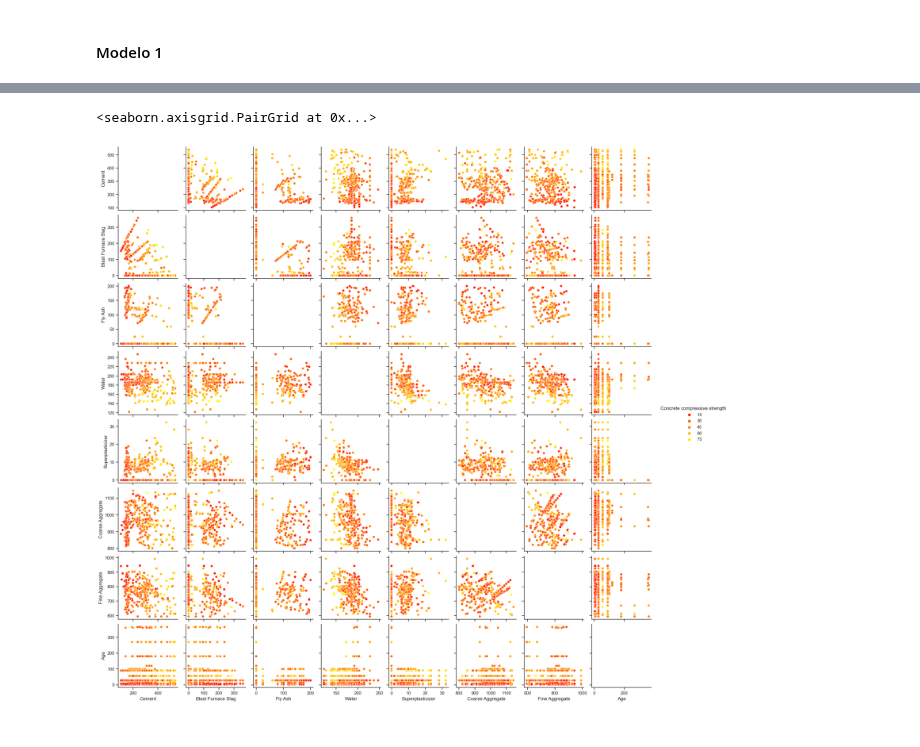
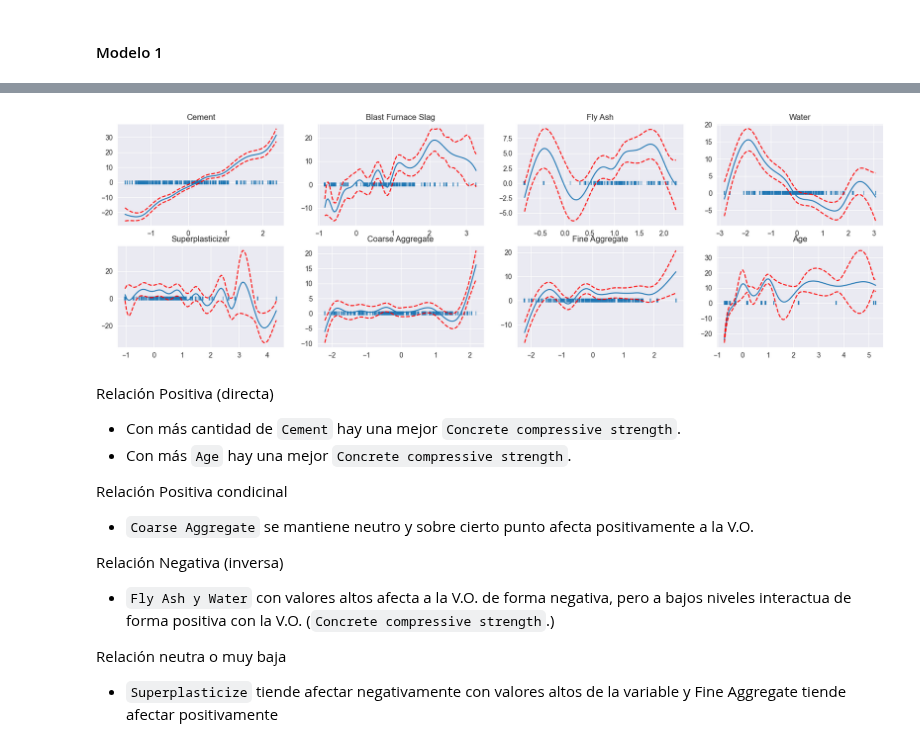
Before and after one commit to antosource/CursoDataScience, a Jupyter notebook: MachineLearning/1/Taller/Taller.ipynb, the cells around one changed output, grey strips where cells are left out. Saved outputs shown, nothing was run; the diff lists cells and outputs as text; code cells hidden in the pictures.

```diff
--- a/MachineLearning/1/Taller/Taller.ipynb
+++ b/MachineLearning/1/Taller/Taller.ipynb
@@ -216,0 +213,6 @@ WARNING: p-values calculated in this manner behave correctly for un-penalized mo
+# %%
+#Utilizando -3 3
+lam = np.logspace(-3, 3, 3)
+lams = [lam] * 8
+gam_g = LinearGAM(s(0)+ s(1)+ s(2)+ s(3)+ s(4)+ s(5)+ s(6)+ s(7), fit_intercept=True)
+gam_g.gridsearch(X_train.values, y_train.values, lam=lams)
@@ -235,8 +269,26 @@ df2
-# %%
-from matplotlib.pyplot import hist
-
-sns.set(style="ticks")
-sns.pairplot(df2, hue="Concrete compressive strength", diag_kind=hist, palette='autumn')
-# %% [output]
-<seaborn.axisgrid.PairGrid at 0x...>
-[figure, removed]
+# %%
+def partial_dependence(model):
+    fig, axs = plt.subplots(2,4, figsize = (20,6))
+    titles = X_train.columns
+    for i, ax in enumerate(axs.flatten()):
+        XX = model.generate_X_grid(term=i)
+        ax.plot(XX[:, i], model.partial_dependence(term=i, X=XX))
+        ax.plot(XX[:, i], model.partial_dependence(term=i, X=XX, width=.95)[1], c='r', ls='--')
+        ax.scatter(X_train[titles[i]], [0] * len(X_train[titles[i]]), marker = '|', alpha = .5)
+        ax.set_title(titles[i])
+partial_dependence(model=gam_g)
+# %% [output]
+[figure, added]
+# %% [markdown]
+Relación Positiva (directa)
+- Con más cantidad de <code>Cement</code> hay una mejor <code>Concrete compressive strength</code>.
+- Con más <code>Age</code> hay una mejor <code>Concrete compressive strength</code>.
+
+Relación Positiva condicinal
+- <code>Coarse Aggregate</code> se mantiene neutro y sobre cierto punto afecta positivamente a la V.O.
+
+Relación Negativa (inversa)
+- <code>Fly Ash y Water</code> con valores altos afecta a la V.O. de forma negativa, pero a bajos niveles interactua de forma positiva con la V.O. (<code>Concrete compressive strength</code>.)
+
+Relación neutra o muy baja
+- <code>Superplasticize</code> tiende afectar negativamente con valores altos de la variable y Fine Aggregate</code> tiende afectar positivamente
```
Also changed, not shown: parts of 16 cells of this notebook, 2 other files.
